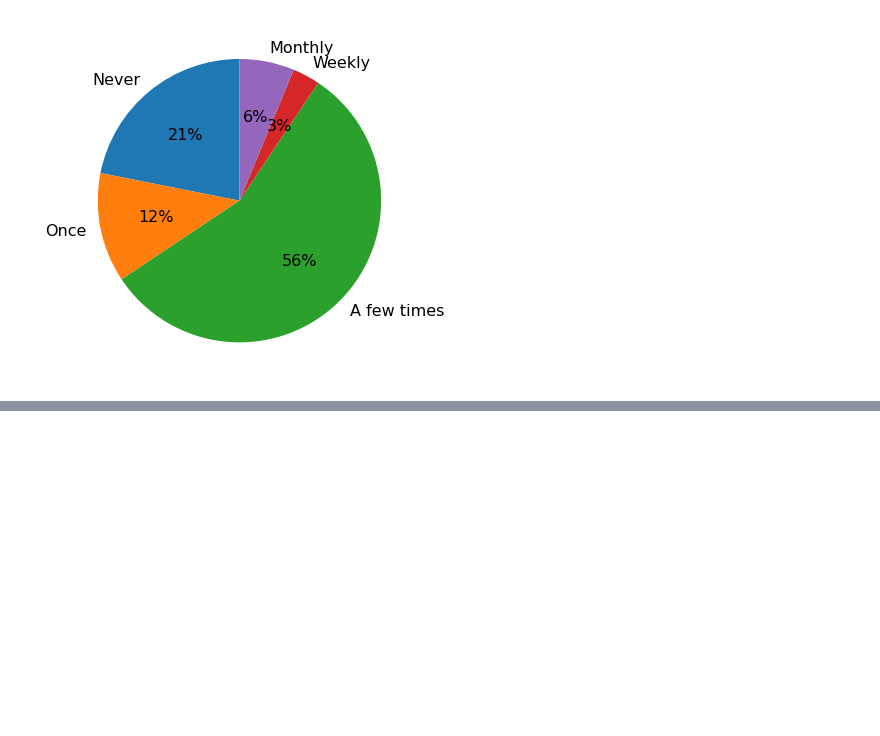
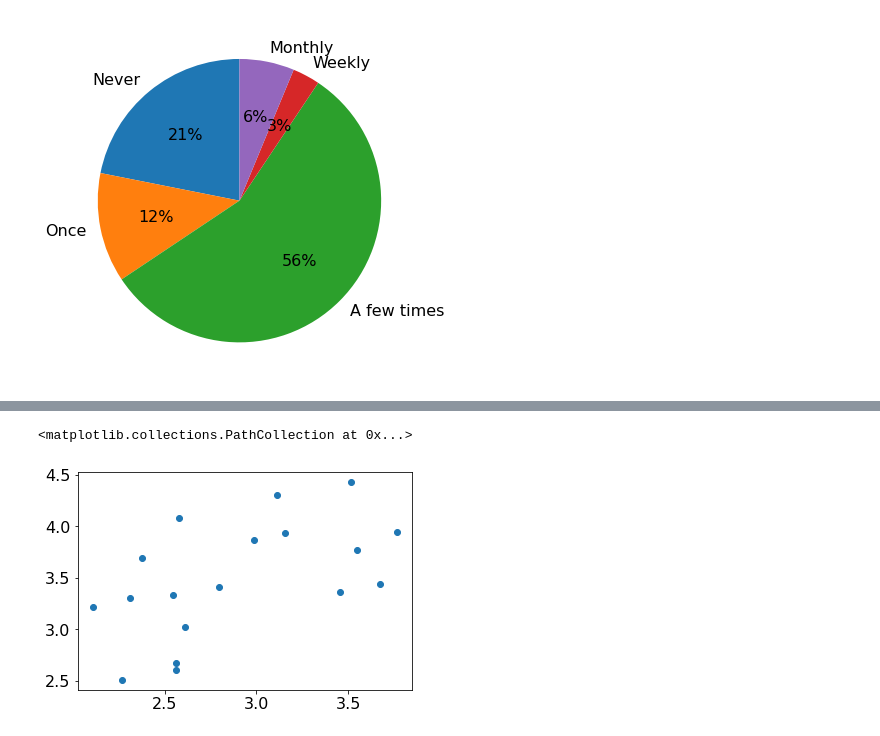
Before and after one commit to minhkstn/PointCloudQoEModels, a Jupyter notebook: point_cloud_qoe_models.ipynb, the cells around one changed output, grey strips where cells are left out. Cells and saved outputs as stored; diff of their text form; code cells hidden in the pictures; blank space fills up the shorter version.

```diff
--- a/point_cloud_qoe_models.ipynb
+++ b/point_cloud_qoe_models.ipynb
@@ -1376,0 +1526,6 @@ Monthly                   2
+# %%
+import pandas as pd
+import numpy as np
+# get input data
+df = pd.read_csv('./results/ratings.csv')
+df
@@ -1376,0 +1546,5 @@ Monthly                   2
+# %%
+df[['object', 'start_quality', 'end_quality', 'distance']] = df.objects.str.split('_', expand=True)
+df['object'] = df['object'].str.lower()
+df['qoe_'] = df['qoe'].apply(lambda x: x*0.5)
+df
@@ -1376,0 +1565,7 @@ Monthly                   2
+# %%
+df = df.loc[df['object'].isin(['longdress', 'loot'])]
+grouped_ground_truth = df.groupby(['object', 'start_quality', 'end_quality'])
+grouped_ground_truth = grouped_ground_truth.mean()
+# %%
+qoe_ground_truth = list(grouped_ground_truth['qoe_'])
+qoe_ground_truth
@@ -1376,0 +1591,5 @@ Monthly                   2
+# %%
+plt.scatter(qoe_ground_truth, p1203_qoe)
+# %% [output]
+<matplotlib.collections.PathCollection at 0x...>
+[figure, added]
```
Also changed, not shown: parts of 18 cells of this notebook.
